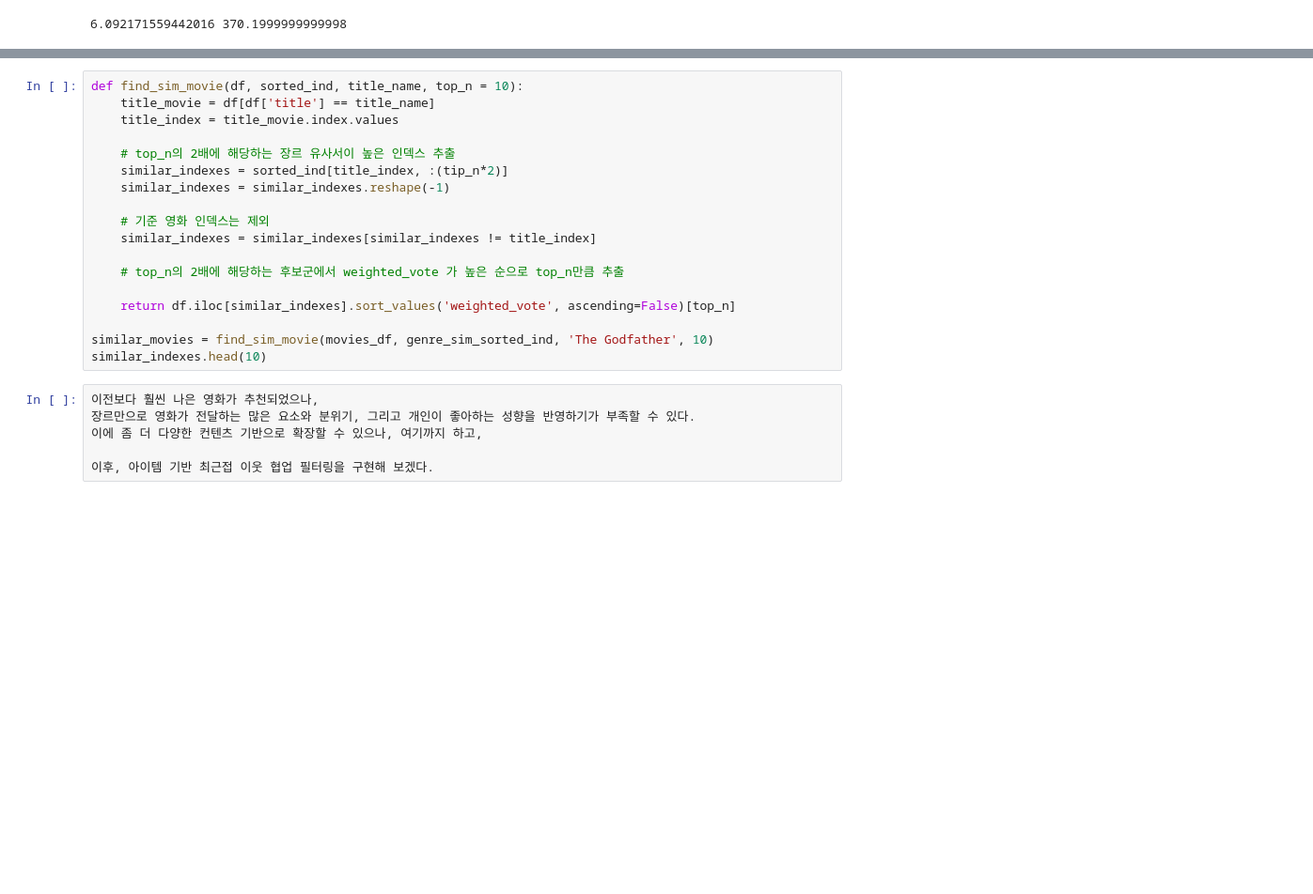
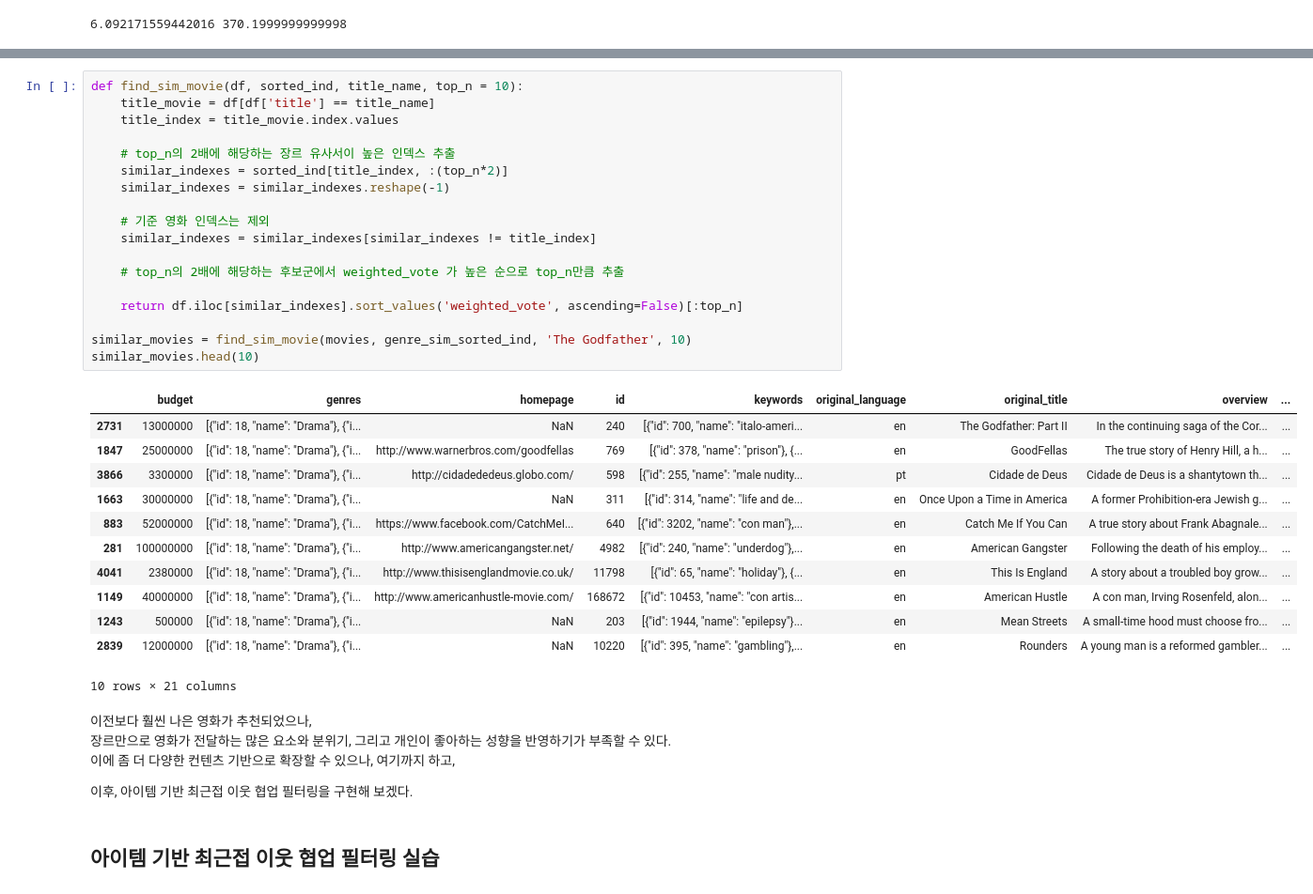
Before and after one commit to kongjeongbae/TMDB5000_Recommendation, a Jupyter notebook: baseline.ipynb, the cells around one changed output, grey strips where cells are left out. Shown: that part at 94% size. Saved outputs shown, nothing was run; the diff lists cells and outputs as text; blank space fills up the shorter version.

```diff
--- a/baseline.ipynb
+++ b/baseline.ipynb
@@ -208,24 +221,39 @@ weighted_vote 컬럼 값이 높은 순으로 top_n만큼 추출하는 방식으
 # %%
 def find_sim_movie(df, sorted_ind, title_name, top_n = 10):
     title_movie = df[df['title'] == title_name]
     title_index = title_movie.index.values
 
     # top_n의 2배에 해당하는 장르 유사서이 높은 인덱스 추출
-    similar_indexes = sorted_ind[title_index, :(tip_n*2)]
+    similar_indexes = sorted_ind[title_index, :(top_n*2)]
     similar_indexes = similar_indexes.reshape(-1)
 
     # 기준 영화 인덱스는 제외
     similar_indexes = similar_indexes[similar_indexes != title_index]
 
     # top_n의 2배에 해당하는 후보군에서 weighted_vote 가 높은 순으로 top_n만큼 추출
 
-    return df.iloc[similar_indexes].sort_values('weighted_vote', ascending=False)[top_n]
+    return df.iloc[similar_indexes].sort_values('weighted_vote', ascending=False)[:top_n]
 
-similar_movies = find_sim_movie(movies_df, genre_sim_sorted_ind, 'The Godfather', 10)
-similar_indexes.head(10)
+similar_movies = find_sim_movie(movies, genre_sim_sorted_ind, 'The Godfather', 10)
+similar_movies.head(10)
+# %% [output]
+|  | budget | genres | homepage | id | keywords | original_language | original_title | overview | ... |
+| 2731 | 13000000 | [{"id": 18, "name": "Drama"}, {"i... | NaN | 240 | [{"id": 700, "name": "italo-ameri... | en | The Godfather: Part II | In the continuing saga of the Cor... | ... |
+| 1847 | 25000000 | [{"id": 18, "name": "Drama"}, {"i... | http://www.warnerbros.com/goodfellas | 769 | [{"id": 378, "name": "prison"}, {... | en | GoodFellas | The true story of Henry Hill, a h... | ... |
+| 3866 | 3300000 | [{"id": 18, "name": "Drama"}, {"i... | http://cidadededeus.globo.com/ | 598 | [{"id": 255, "name": "male nudity... | pt | Cidade de Deus | Cidade de Deus is a shantytown th... | ... |
+| 1663 | 30000000 | [{"id": 18, "name": "Drama"}, {"i... | NaN | 311 | [{"id": 314, "name": "life and de... | en | Once Upon a Time in America | A former Prohibition-era Jewish g... | ... |
+| 883 | 52000000 | [{"id": 18, "name": "Drama"}, {"i... | https://www.facebook.com/CatchMeI... | 640 | [{"id": 3202, "name": "con man"},... | en | Catch Me If You Can | A true story about Frank Abagnale... | ... |
+| 281 | 100000000 | [{"id": 18, "name": "Drama"}, {"i... | http://www.americangangster.net/ | 4982 | [{"id": 240, "name": "underdog"},... | en | American Gangster | Following the death of his employ... | ... |
+| 4041 | 2380000 | [{"id": 18, "name": "Drama"}, {"i... | http://www.thisisenglandmovie.co.uk/ | 11798 | [{"id": 65, "name": "holiday"}, {... | en | This Is England | A story about a troubled boy grow... | ... |
+| 1149 | 40000000 | [{"id": 18, "name": "Drama"}, {"i... | http://www.americanhustle-movie.com/ | 168672 | [{"id": 10453, "name": "con artis... | en | American Hustle | A con man, Irving Rosenfeld, alon... | ... |
+| 1243 | 500000 | [{"id": 18, "name": "Drama"}, {"i... | NaN | 203 | [{"id": 1944, "name": "epilepsy"}... | en | Mean Streets | A small-time hood must choose fro... | ... |
+| 2839 | 12000000 | [{"id": 18, "name": "Drama"}, {"i... | NaN | 10220 | [{"id": 395, "name": "gambling"},... | en | Rounders | A young man is a reformed gambler... | ... |
+10 rows × 21 columns
-# %%
-이전보다 훨씬 나은 영화가 추천되었으나,
-장르만으로 영화가 전달하는 많은 요소와 분위기, 그리고 개인이 좋아하는 성향을 반영하기가 부족할 수 있다.
-이에 좀 더 다양한 컨텐츠 기반으로 확장할 수 있으나, 여기까지 하고,
-
-이후, 아이템 기반 최근접 이웃 협업 필터링을 구현해 보겠다.
+# %% [markdown]
+이전보다 훨씬 나은 영화가 추천되었으나,
+장르만으로 영화가 전달하는 많은 요소와 분위기, 그리고 개인이 좋아하는 성향을 반영하기가 부족할 수 있다.
+이에 좀 더 다양한 컨텐츠 기반으로 확장할 수 있으나, 여기까지 하고,
+
+이후, 아이템 기반 최근접 이웃 협업 필터링을 구현해 보겠다.
+# %% [markdown]
+ ## 아이템 기반 최근접 이웃 협업 필터링 실습
```
Also changed, not shown: parts of 36 cells of this notebook.
